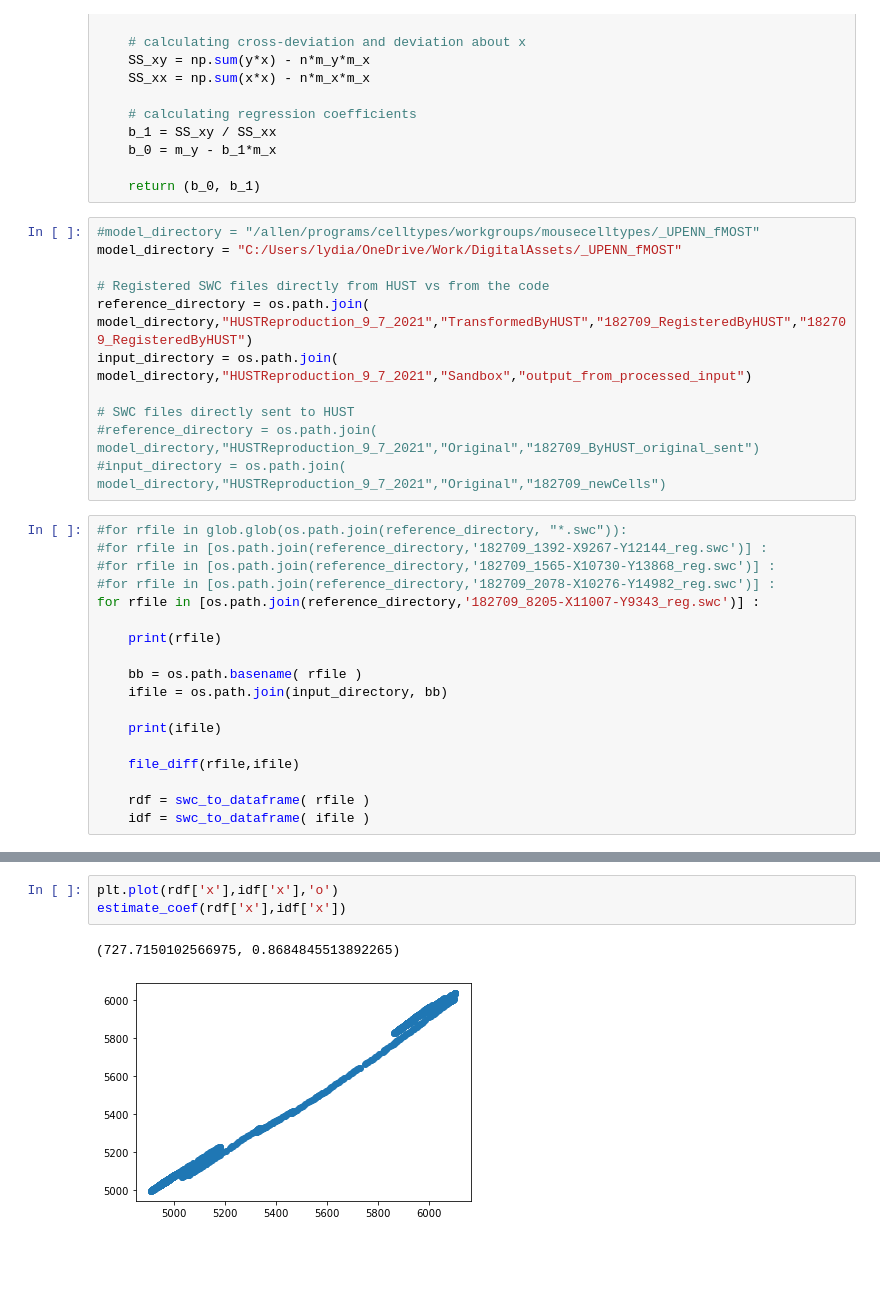
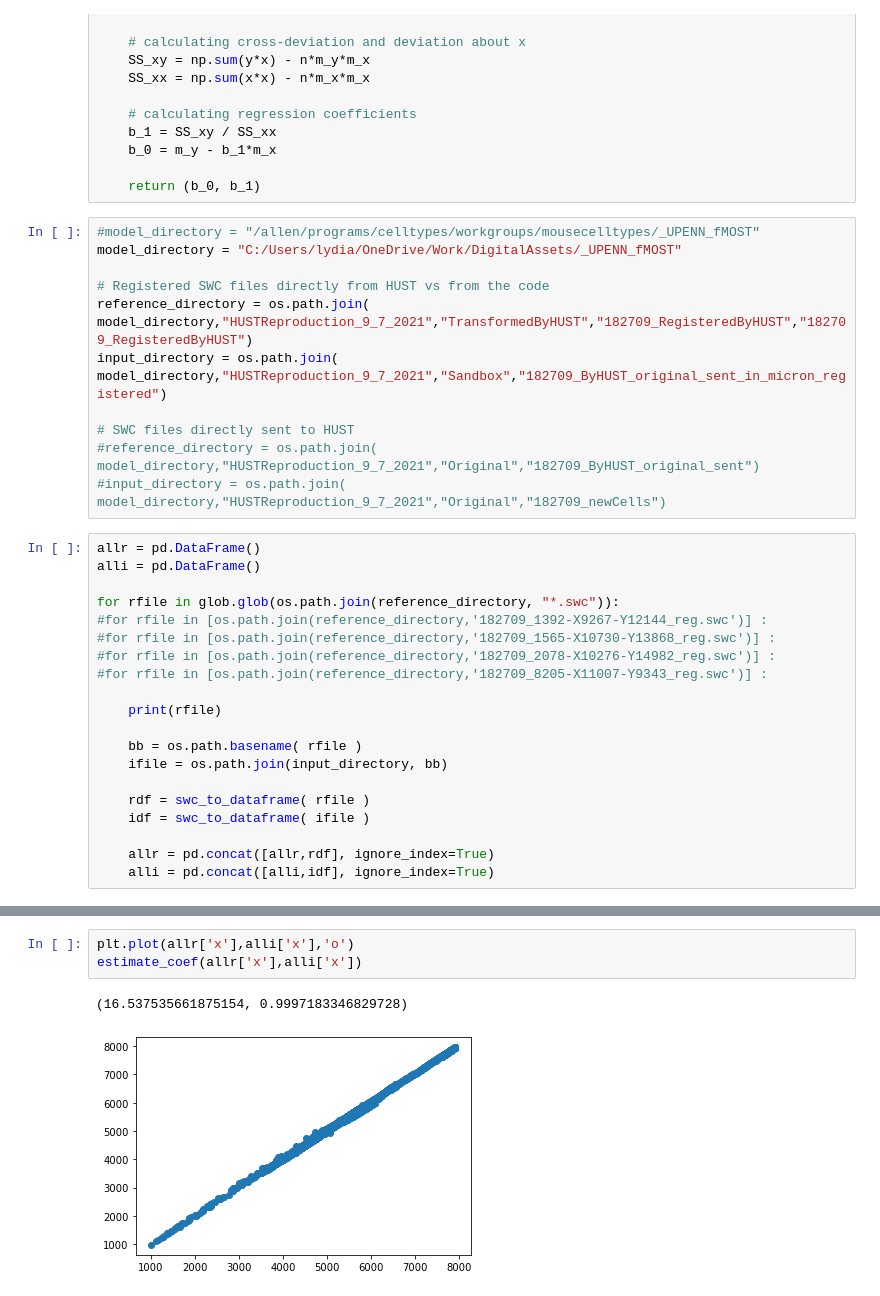
Before and after one commit to AllenInstitute/atlas_helper_tools, a Jupyter notebook: fmost_atlas_annotation/Validate HUST Resample Code Output.ipynb, the cells around one changed output, grey strips where cells are left out. Saved outputs shown, nothing was run; the diff lists cells and outputs as text; blank space fills up the shorter version.

```diff
--- a/fmost_atlas_annotation/Validate HUST Resample Code Output.ipynb
+++ b/fmost_atlas_annotation/Validate HUST Resample Code Output.ipynb
@@ -57,27 +57,29 @@ model_directory = "C:/Users/lydia/OneDrive/Work/DigitalAssets/_UPENN_fMOST"
 
 # Registered SWC files directly from HUST vs from the code
 reference_directory = os.path.join( model_directory,"HUSTReproduction_9_7_2021","TransformedByHUST","182709_RegisteredByHUST","182709_RegisteredByHUST")
-input_directory = os.path.join( model_directory,"HUSTReproduction_9_7_2021","Sandbox","output_from_processed_input")
+input_directory = os.path.join( model_directory,"HUSTReproduction_9_7_2021","Sandbox","182709_ByHUST_original_sent_in_micron_registered")
 
 # SWC files directly sent to HUST
 #reference_directory = os.path.join( model_directory,"HUSTReproduction_9_7_2021","Original","182709_ByHUST_original_sent")
 #input_directory = os.path.join( model_directory,"HUSTReproduction_9_7_2021","Original","182709_newCells")
 # %%
-#for rfile in glob.glob(os.path.join(reference_directory, "*.swc")):
+allr = pd.DataFrame()
+alli = pd.DataFrame()
+
+for rfile in glob.glob(os.path.join(reference_directory, "*.swc")):
 #for rfile in [os.path.join(reference_directory,'182709_1392-X9267-Y12144_reg.swc')] :
 #for rfile in [os.path.join(reference_directory,'182709_1565-X10730-Y13868_reg.swc')] :
 #for rfile in [os.path.join(reference_directory,'182709_2078-X10276-Y14982_reg.swc')] :
-for rfile in [os.path.join(reference_directory,'182709_8205-X11007-Y9343_reg.swc')] :
+#for rfile in [os.path.join(reference_directory,'182709_8205-X11007-Y9343_reg.swc')] :
 
     print(rfile)
 
     bb = os.path.basename( rfile )
     ifile = os.path.join(input_directory, bb)
 
-    print(ifile)
-
-    file_diff(rfile,ifile)
-
     rdf = swc_to_dataframe( rfile )
     idf = swc_to_dataframe( ifile )
+
+    allr = pd.concat([allr,rdf], ignore_index=True)
+    alli = pd.concat([alli,idf], ignore_index=True)
 # %% [output]
@@ -136,7 +126,7 @@ idf
 # %%
-plt.plot(rdf['x'],idf['x'],'o')
-estimate_coef(rdf['x'],idf['x'])
+plt.plot(allr['x'],alli['x'],'o')
+estimate_coef(allr['x'],alli['x'])
 # %% [output]
-(727.7150102566975, 0.8684845513892265)
+(16.537535661875154, 0.9997183346829728)
-[figure, old version]
+[figure, new version]
 # %%
```
Also changed, not shown: parts of 16 cells of this notebook, 6 other files.
